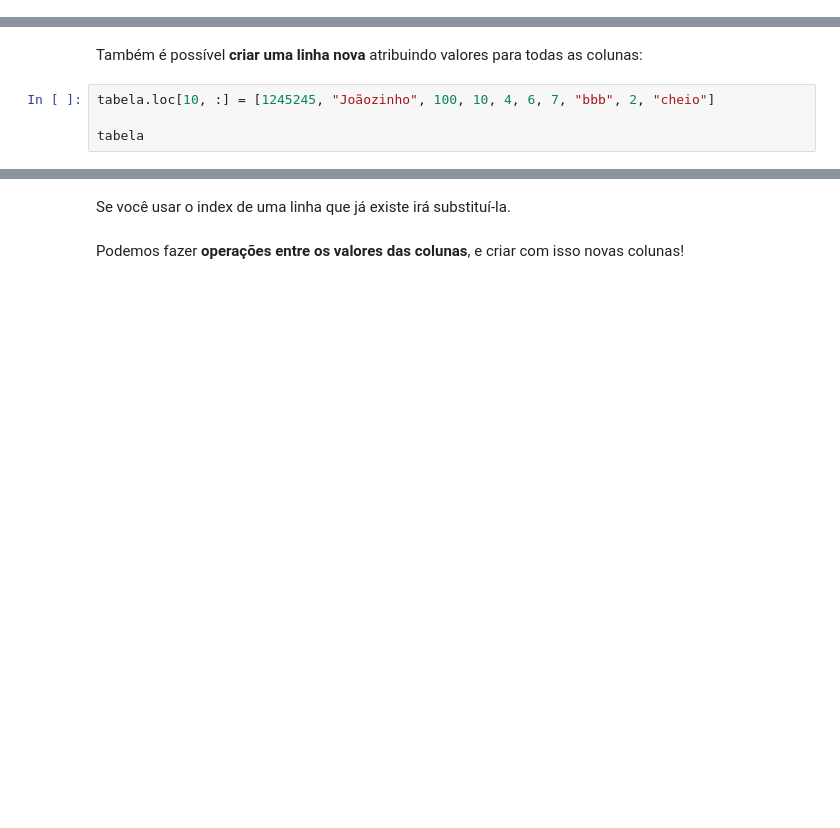
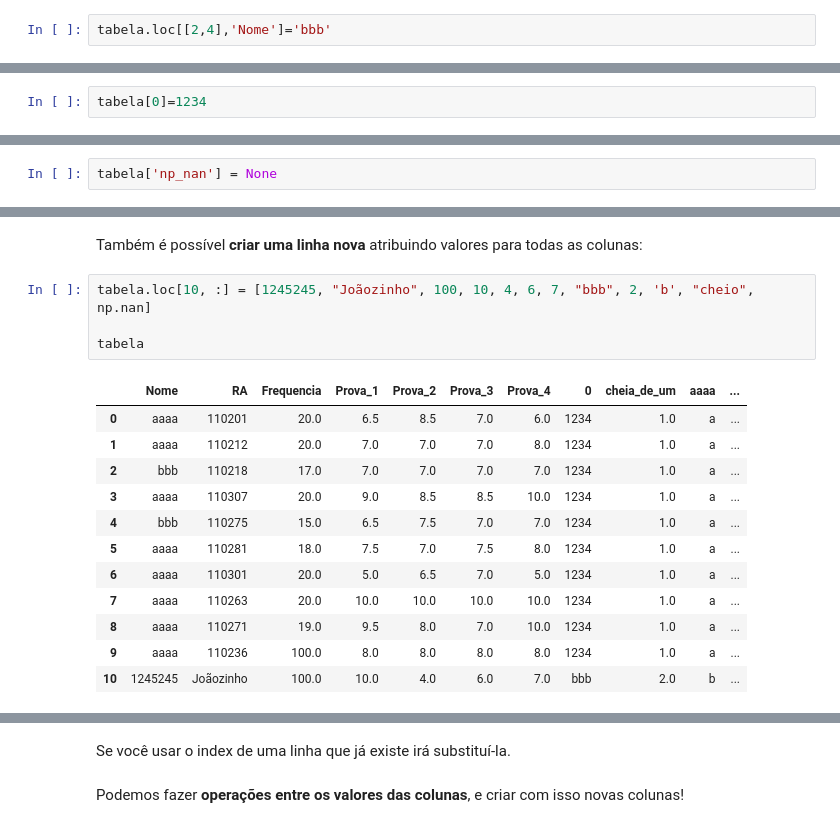
Before and after one commit to patriciacatandi/Lets_Code_Alunos, a Jupyter notebook: 02_Ferramentas_Programação/03_Pandas/Aula_3_-_Introdução.ipynb, the cells around one changed output, grey strips where cells are left out. Cells and saved outputs as stored; diff of their text form; blank space fills up the shorter version.

```diff
--- a/02_Ferramentas_Programação/03_Pandas/Aula_3_-_Introdução.ipynb
+++ b/02_Ferramentas_Programação/03_Pandas/Aula_3_-_Introdução.ipynb
@@ -443 +502,3 @@ tabela.iloc[3:5, [1,5]]
+# %%
+tabela.loc[[2,4],'Nome']='bbb'
 # %%
@@ -467,3 +615,5 @@ tabela["cheia_de_um"] = 1
 # %%
 # cria coluna com string
 tabela["aaaa"] = "a"
+# %%
+tabela[0]=1234
@@ -474,0 +653,2 @@ tabela
+# %%
+tabela['np_nan'] = None
@@ -475,6 +669,19 @@ tabela
 # %% [markdown]
 Também é possível **criar uma linha nova** atribuindo valores para todas as colunas:
 # %%
-tabela.loc[10, :] = [1245245, "Joãozinho", 100, 10, 4, 6, 7, "bbb", 2, "cheio"]
+tabela.loc[10, :] = [1245245, "Joãozinho", 100, 10, 4, 6, 7, "bbb", 2, 'b', "cheio", np.nan]
 
 tabela
+# %% [output]
+|  | Nome | RA | Frequencia | Prova_1 | Prova_2 | Prova_3 | Prova_4 | 0 | cheia_de_um | aaaa | ... |
+| 0 | aaaa | 110201 | 20.0 | 6.5 | 8.5 | 7.0 | 6.0 | 1234 | 1.0 | a | ... |
+| 1 | aaaa | 110212 | 20.0 | 7.0 | 7.0 | 7.0 | 8.0 | 1234 | 1.0 | a | ... |
+| 2 | bbb | 110218 | 17.0 | 7.0 | 7.0 | 7.0 | 7.0 | 1234 | 1.0 | a | ... |
+| 3 | aaaa | 110307 | 20.0 | 9.0 | 8.5 | 8.5 | 10.0 | 1234 | 1.0 | a | ... |
+| 4 | bbb | 110275 | 15.0 | 6.5 | 7.5 | 7.0 | 7.0 | 1234 | 1.0 | a | ... |
+| 5 | aaaa | 110281 | 18.0 | 7.5 | 7.0 | 7.5 | 8.0 | 1234 | 1.0 | a | ... |
+| 6 | aaaa | 110301 | 20.0 | 5.0 | 6.5 | 7.0 | 5.0 | 1234 | 1.0 | a | ... |
+| 7 | aaaa | 110263 | 20.0 | 10.0 | 10.0 | 10.0 | 10.0 | 1234 | 1.0 | a | ... |
+| 8 | aaaa | 110271 | 19.0 | 9.5 | 8.0 | 7.0 | 10.0 | 1234 | 1.0 | a | ... |
+| 9 | aaaa | 110236 | 100.0 | 8.0 | 8.0 | 8.0 | 8.0 | 1234 | 1.0 | a | ... |
+| 10 | 1245245 | Joãozinho | 100.0 | 10.0 | 4.0 | 6.0 | 7.0 | bbb | 2.0 | b | ... |
```
Also changed, not shown: parts of 31 cells of this notebook.
